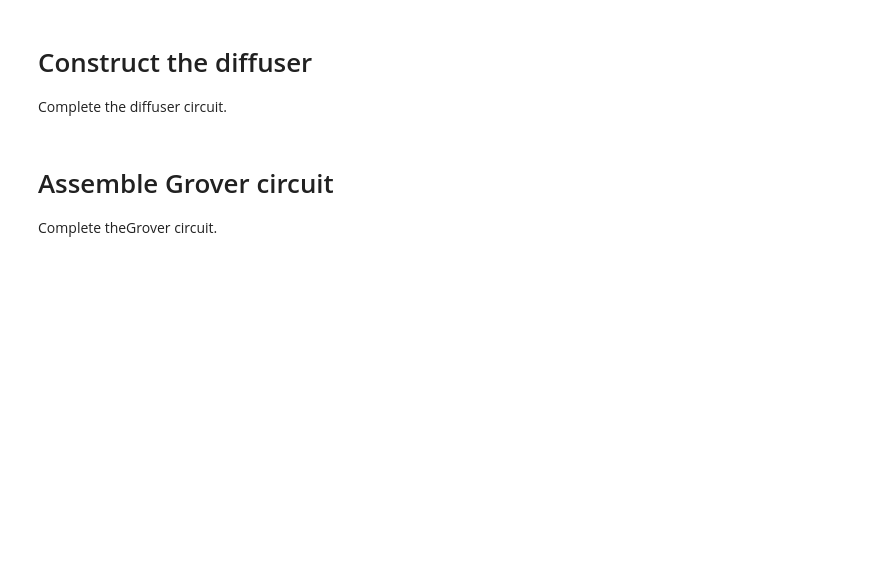
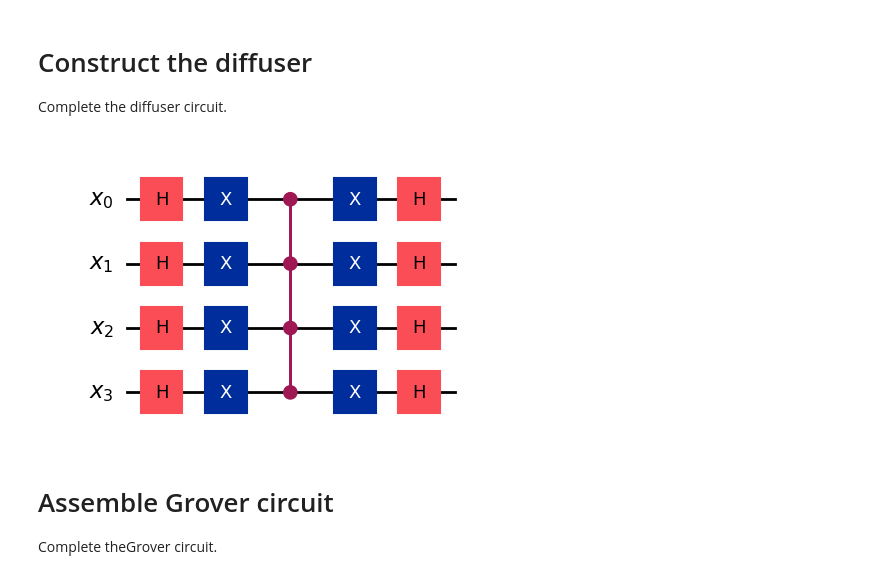
Before and after one commit to Garaii/Garaii, a Jupyter notebook: grover_notebook_EN.ipynb, the cells around one changed output. Cells and saved outputs as stored; diff of their text form; code cells hidden in the pictures; blank space fills up the shorter version.

```diff
--- a/grover_notebook_EN.ipynb
+++ b/grover_notebook_EN.ipynb
@@ -191,17 +211,21 @@ Complete the diffuser circuit.
 # %%
 # Setup the grover circuit
 diffuser_circuit = QuantumCircuit(var_qubits)
 
 # Add H and X gates (change of basis)
-
+diffuser_circuit.h(var_qubits)
+diffuser_circuit.x(var_qubits)
 # Add multi-control Z gate
 mc_z_gate = ZGate().control(nb_variables - 1)
 diffuser_circuit.append(mc_z_gate, var_qubits)
 
 # Add X and H gates (revert change of basis)
-
+diffuser_circuit.x(var_qubits)
+diffuser_circuit.h(var_qubits)
 # Show circuit
 diffuser_circuit.draw(output='mpl')
+# %% [output]
+[figure, added]
 # %% [markdown]
 # Assemble Grover circuit
 
```
Also changed, not shown: parts of 9 cells of this notebook.
